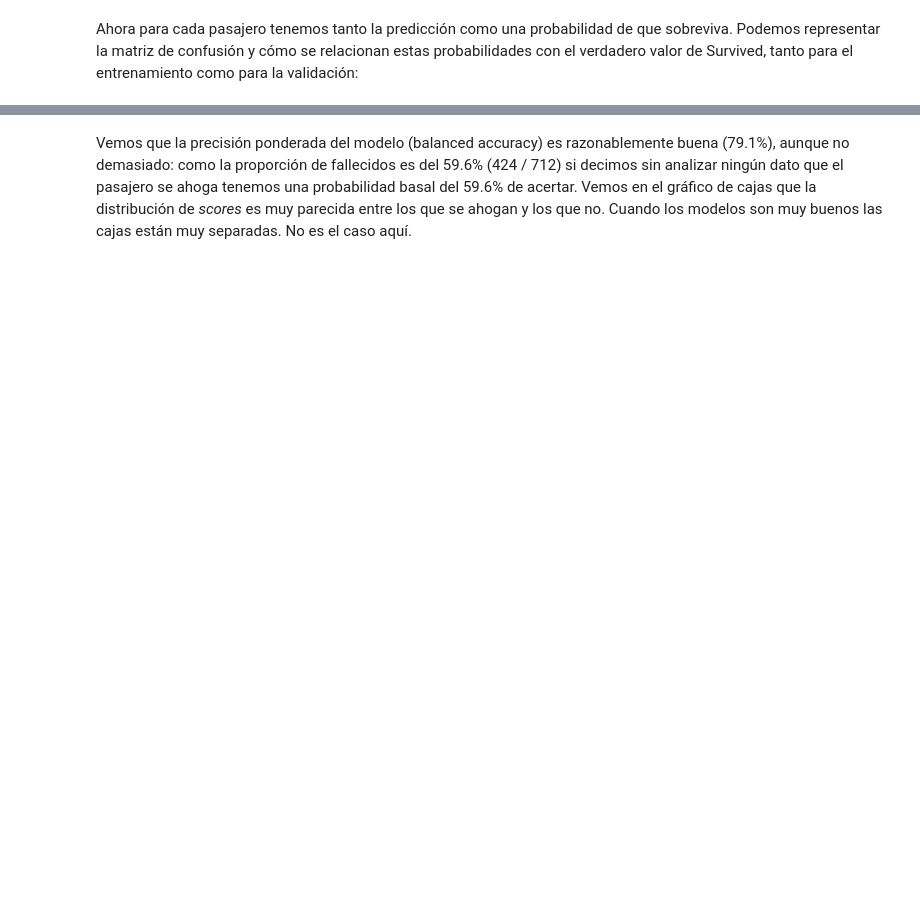
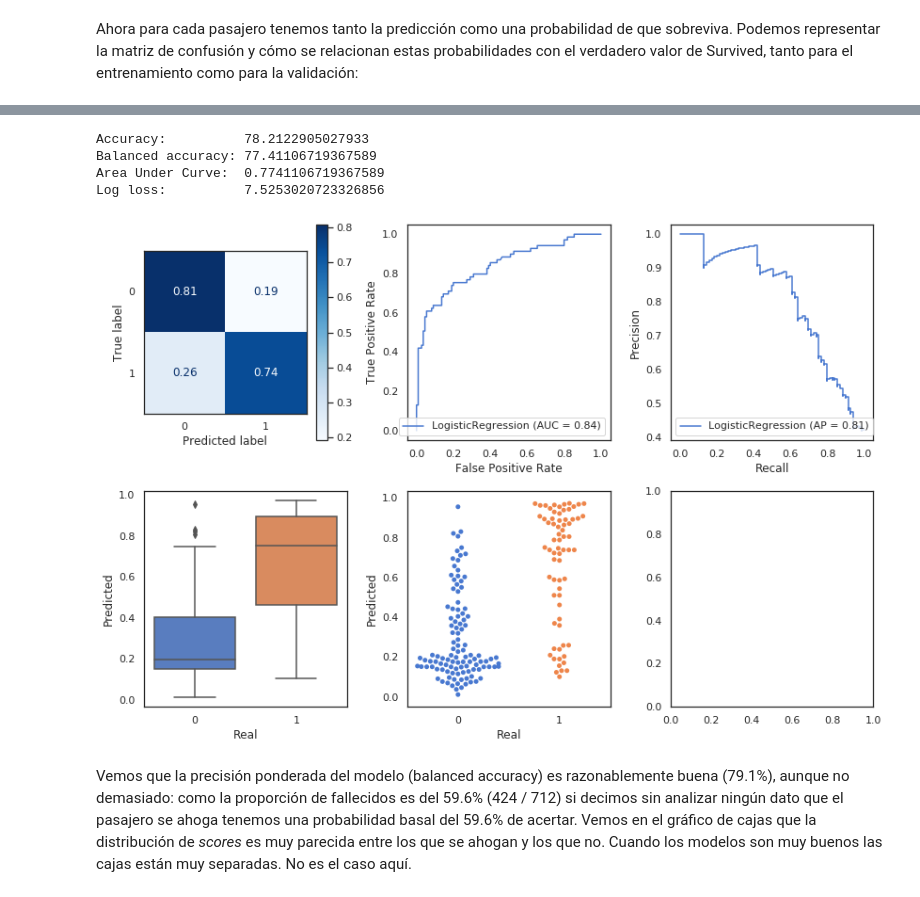
Before and after one commit to SaturdaysAI-Murcia/machine-learning, a Jupyter notebook: 2. Tabular data (clas)/2.5 Logistic Regression.ipynb, the cells around one changed output, grey strips where cells are left out. Drawn from its saved outputs; the diff is of its cells as text; code cells hidden in the pictures; blank space fills up the shorter version.

```diff
--- a/2. Tabular data (clas)/2.5 Logistic Regression.ipynb
+++ b/2. Tabular data (clas)/2.5 Logistic Regression.ipynb
@@ -181,2 +149,5 @@ x.describe()
+# %%
+x = df_prepro
+y = train_df['Survived']
 # %% [markdown]
 Dividimos el dataset en subconjuntos de entrenamiento (80%) y de validación (20%), estratificando según la supervivencia del pasajero:
@@ -185,2 +154,2 @@ from sklearn.model_selection import train_test_split
 # %%
-x_train, x_test, y_train, y_test = train_test_split(x, y, test_size=0.2, stratify = y, random_state=4)
+x_train, x_val, y_train, y_val = train_test_split(x, y, test_size=0.2, stratify=y, random_state=0)
@@ -235,8 +156,2 @@ Name: Survived, dtype: float64
 # %% [markdown]
 Ya podemos crear el modelo de regresión logística:
-# %%
-from sklearn.linear_model import LogisticRegression
-
-# check classification scores of logistic regression
-logreg = LogisticRegression(max_iter=2000, random_state=1)
-logreg.fit(x_train, y_train)
@@ -248,0 +158,3 @@ LogisticRegression(C=1.0, class_weight=None, dual=False, fit_intercept=True,
+# %%
+model = LogisticRegression(max_iter=2000, class_weight='balanced', random_state=0)
+model.fit(x_train, y_train);
@@ -273,2 +165,26 @@ Balanced accuracy:  79.08490445042965
+# %%
+y_pred       = model.predict(x_val)
+y_pred_proba = model.predict_proba(x_val)[:, 1]
+results      = pd.DataFrame({"Predicted": y_pred_proba, "Real": y_val})
+
+print("Accuracy:         ", accuracy_score(y_val, y_pred)*100)
+print("Balanced accuracy:", balanced_accuracy_score(y_val, y_pred)*100)
+print("Area Under Curve: ", roc_auc_score(y_val, y_pred))
+print("Log loss:         ", log_loss(y_val, y_pred))
+
+
+f, axes = plt.subplots(2, 3, figsize=(12, 8))
+plot_confusion_matrix(      model, x_val, y_val, ax=axes[0, 0], cmap=plt.cm.Blues, normalize="true")
+plot_roc_curve(             model, x_val, y_val, ax=axes[0, 1])
+plot_precision_recall_curve(model, x_val, y_val, ax=axes[0, 2])
+sns.boxplot(  x="Real", y="Predicted", data=results, ax=axes[1, 0])
+sns.swarmplot(x="Real", y="Predicted", data=results, ax=axes[1, 1])
+plt.tight_layout()
+# %% [output]
+Accuracy:          78.2122905027933
+Balanced accuracy: 77.41106719367589
+Area Under Curve:  0.7741106719367589
+Log loss:          7.5253020723326856
+[figure, added]
 # %% [markdown]
 Vemos que la precisión ponderada del modelo (balanced accuracy) es razonablemente buena (79.1%), aunque no demasiado: como la proporción de fallecidos es del 59.6% (424 / 712) si decimos sin analizar ningún dato que el pasajero se ahoga tenemos una probabilidad basal del 59.6% de acertar. Vemos en el gráfico de cajas que la distribución de *scores* es muy parecida entre los que se ahogan y los que no. Cuando los modelos son muy buenos las cajas están muy separadas. No es el caso aquí.
```
Also changed, not shown: parts of 36 cells of this notebook, 1 other file.
